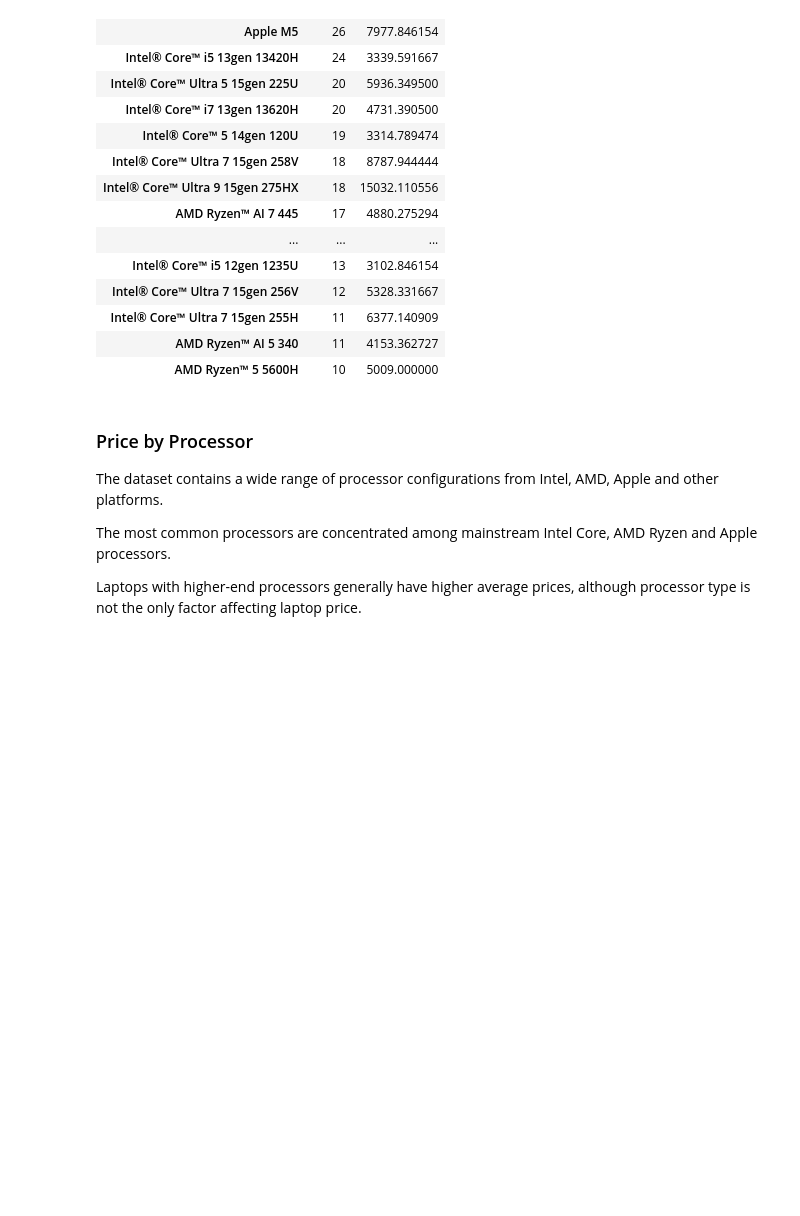
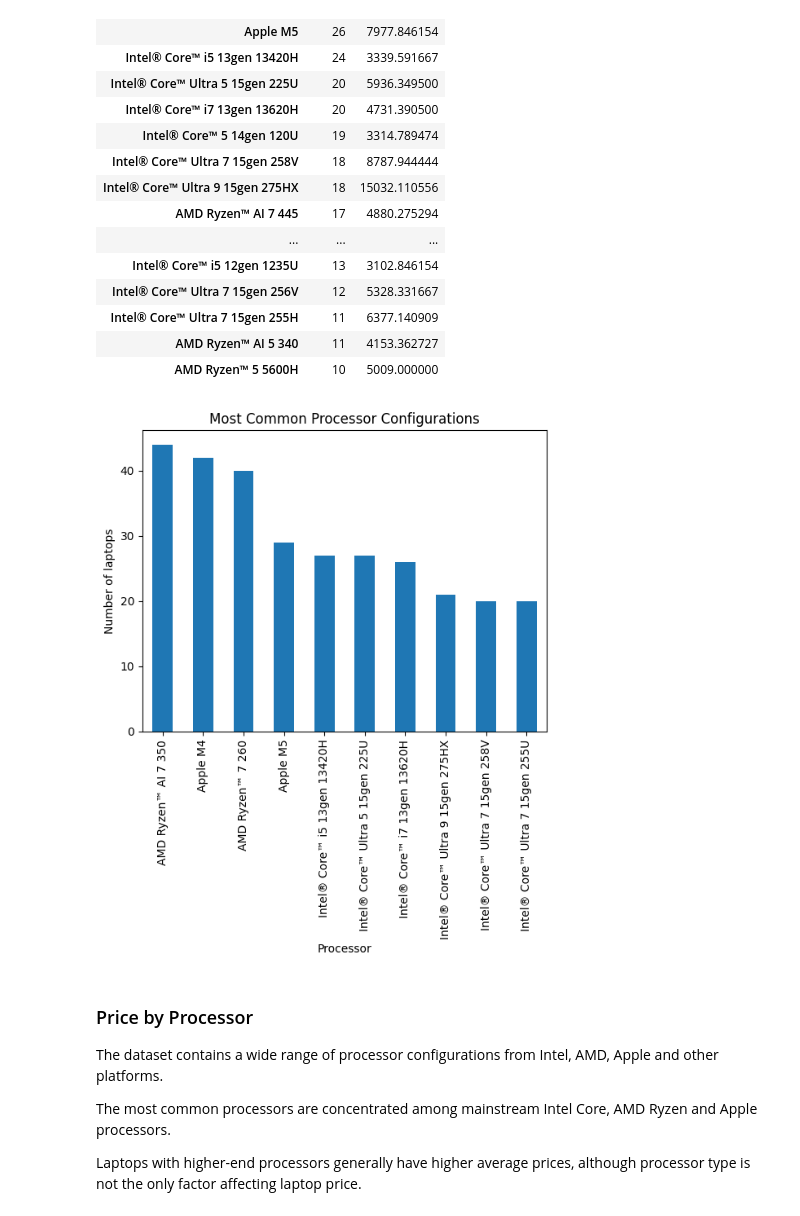
Before and after one commit to rishchuk/laptop-analysis, a Jupyter notebook: laptop_analysis.ipynb, the cells around one changed output. Drawn from its saved outputs; the diff is of its cells as text; code cells hidden in the pictures; blank space fills up the shorter version.

```diff
--- a/laptop_analysis.ipynb
+++ b/laptop_analysis.ipynb
@@ -710,6 +710,15 @@ processor_stats.head(20)
 | Intel® Core™ Ultra 7 15gen 255H | 11 | 6377.140909 |
 | AMD Ryzen™ AI 5 340 | 11 | 4153.362727 |
 | AMD Ryzen™ 5 5600H | 10 | 5009.000000 |
+# %%
+df["processor"].value_counts().head(10).plot(kind="bar")
+
+plt.xlabel("Processor")
+plt.ylabel("Number of laptops")
+plt.title("Most Common Processor Configurations")
+plt.show()
+# %% [output]
+[figure, added]
 # %% [markdown]
 ### Price by Processor
 
```
Also changed, not shown: parts of 15 cells of this notebook.
